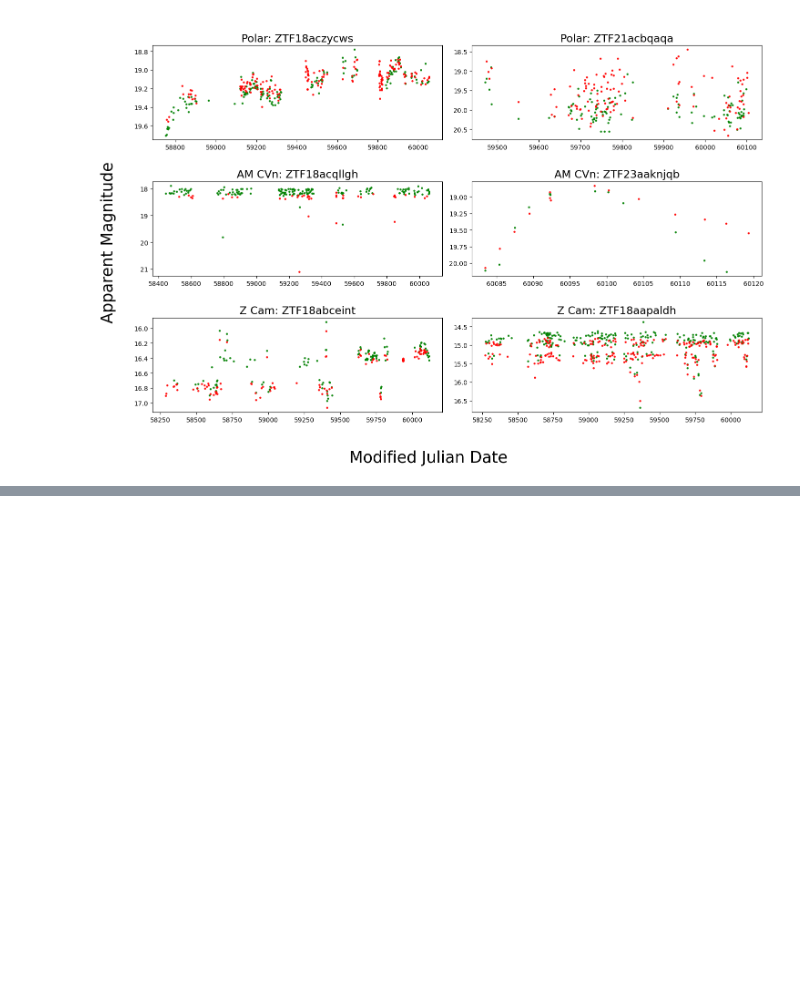
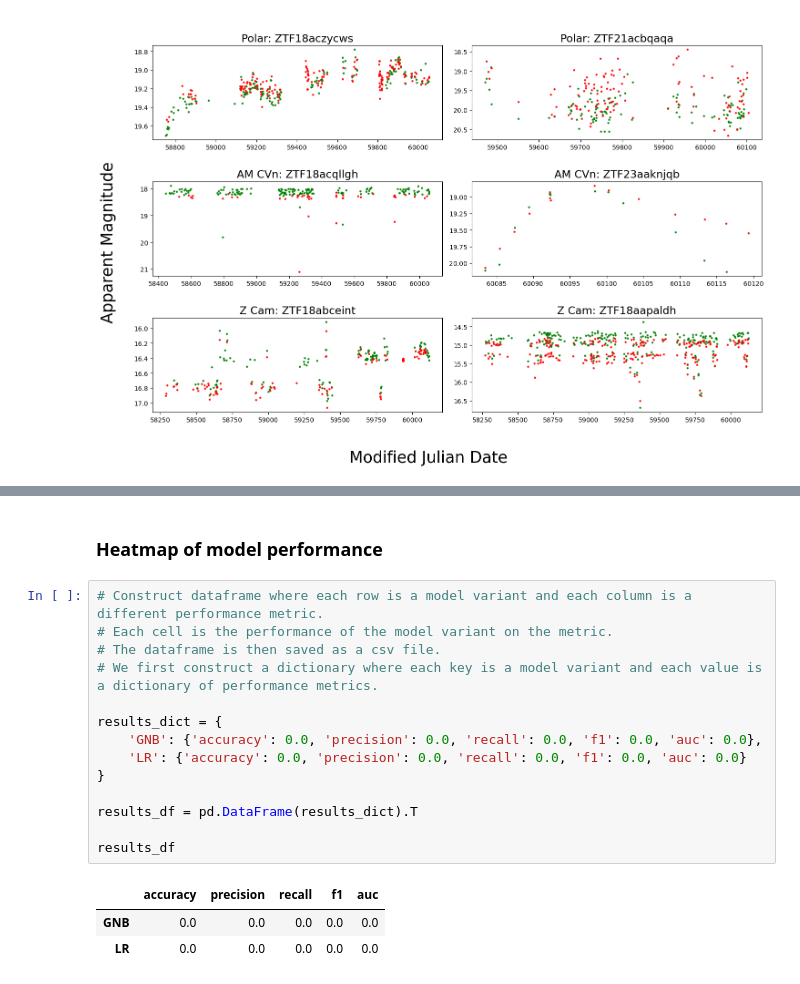
Before and after one commit to dharmesh1007/ZTF_code, a Jupyter notebook: source/99_test_plots.ipynb, the cells around one changed output, grey strips where cells are left out. Cells and saved outputs as stored; diff of their text form; blank space fills up the shorter version.

```diff
--- a/source/99_test_plots.ipynb
+++ b/source/99_test_plots.ipynb
@@ -405 +408,21 @@ downloading light curve ZTF18aapaldh
 [figure]
+# %% [markdown]
+### Heatmap of model performance
+# %%
+# Construct dataframe where each row is a model variant and each column is a different performance metric.
+# Each cell is the performance of the model variant on the metric.
+# The dataframe is then saved as a csv file.
+# We first construct a dictionary where each key is a model variant and each value is a dictionary of performance metrics.
+
+results_dict = {
+    'GNB': {'accuracy': 0.0, 'precision': 0.0, 'recall': 0.0, 'f1': 0.0, 'auc': 0.0},
+    'LR': {'accuracy': 0.0, 'precision': 0.0, 'recall': 0.0, 'f1': 0.0, 'auc': 0.0}
+}
+
+results_df = pd.DataFrame(results_dict).T
+
+results_df
+# %% [output]
+|  | accuracy | precision | recall | f1 | auc |
+| GNB | 0.0 | 0.0 | 0.0 | 0.0 | 0.0 |
+| LR | 0.0 | 0.0 | 0.0 | 0.0 | 0.0 |
```
Also changed, not shown: parts of 5 cells of this notebook, 49 other files.
